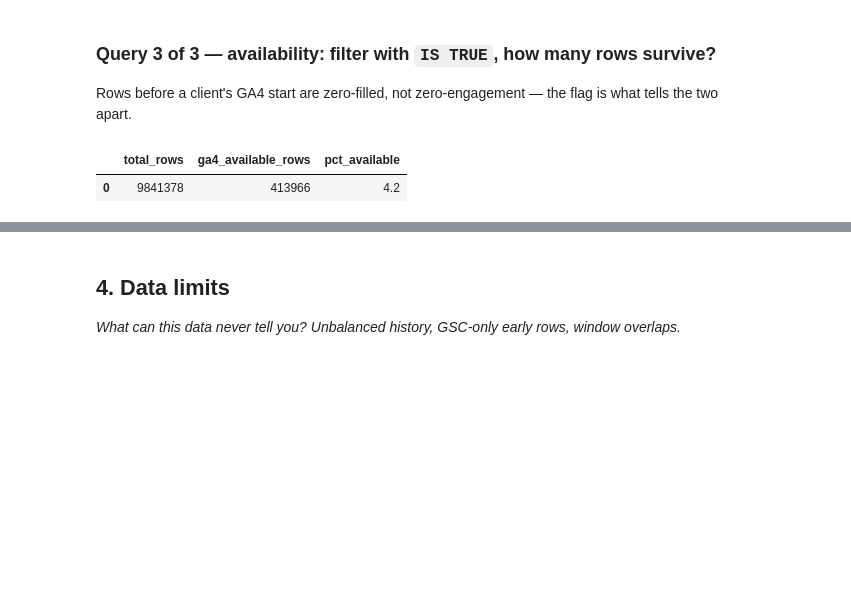
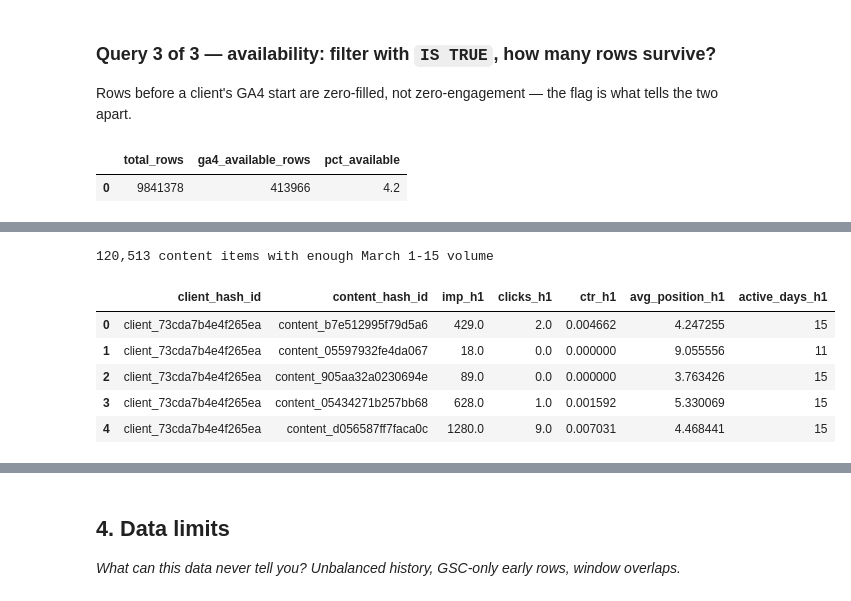
Before and after one commit to irene501/flyrank, a Jupyter notebook: work/notebooks/w03_data_contract.ipynb, the cells around one changed output, grey strips where cells are left out. Saved outputs shown, nothing was run; the diff lists cells and outputs as text; code cells hidden in the pictures; blank space fills up the shorter version.

```diff
--- a/work/notebooks/w03_data_contract.ipynb
+++ b/work/notebooks/w03_data_contract.ipynb
@@ -180,0 +188,26 @@ availability_check
+# %%
+feature_frame = con.sql(f"""
+    SELECT
+        client_hash_id,
+        content_hash_id,
+        SUM(gsc_impressions)                                            AS imp_h1,
+        SUM(gsc_clicks)                                                 AS clicks_h1,
+        SUM(gsc_clicks) / NULLIF(SUM(gsc_impressions), 0)               AS ctr_h1,
+        AVG(gsc_avg_position) FILTER (WHERE gsc_avg_position > 0)       AS avg_position_h1,
+        COUNT(DISTINCT report_date) FILTER (WHERE gsc_impressions > 0)  AS active_days_h1
+    FROM {TABLES['fact_march']}
+    WHERE report_date BETWEEN DATE '2026-03-01' AND DATE '2026-03-15'
+    GROUP BY 1, 2
+    HAVING SUM(gsc_impressions) >= 10   -- minimum volume, so ctr/position aren't noise
+""").df()
+
+print(f"{len(feature_frame):,} content items with enough March 1-15 volume")
+feature_frame.head()
+# %% [output]
+120,513 content items with enough March 1-15 volume
+|  | client_hash_id | content_hash_id | imp_h1 | clicks_h1 | ctr_h1 | avg_position_h1 | active_days_h1 |
+| 0 | client_73cda7b4e4f265ea | content_b7e512995f79d5a6 | 429.0 | 2.0 | 0.004662 | 4.247255 | 15 |
+| 1 | client_73cda7b4e4f265ea | content_05597932fe4da067 | 18.0 | 0.0 | 0.000000 | 9.055556 | 11 |
+| 2 | client_73cda7b4e4f265ea | content_905aa32a0230694e | 89.0 | 0.0 | 0.000000 | 3.763426 | 15 |
+| 3 | client_73cda7b4e4f265ea | content_05434271b257bb68 | 628.0 | 1.0 | 0.001592 | 5.330069 | 15 |
+| 4 | client_73cda7b4e4f265ea | content_d056587ff7faca0c | 1280.0 | 9.0 | 0.007031 | 4.468441 | 15 |
```
Also changed, not shown: parts of 7 cells of this notebook.
